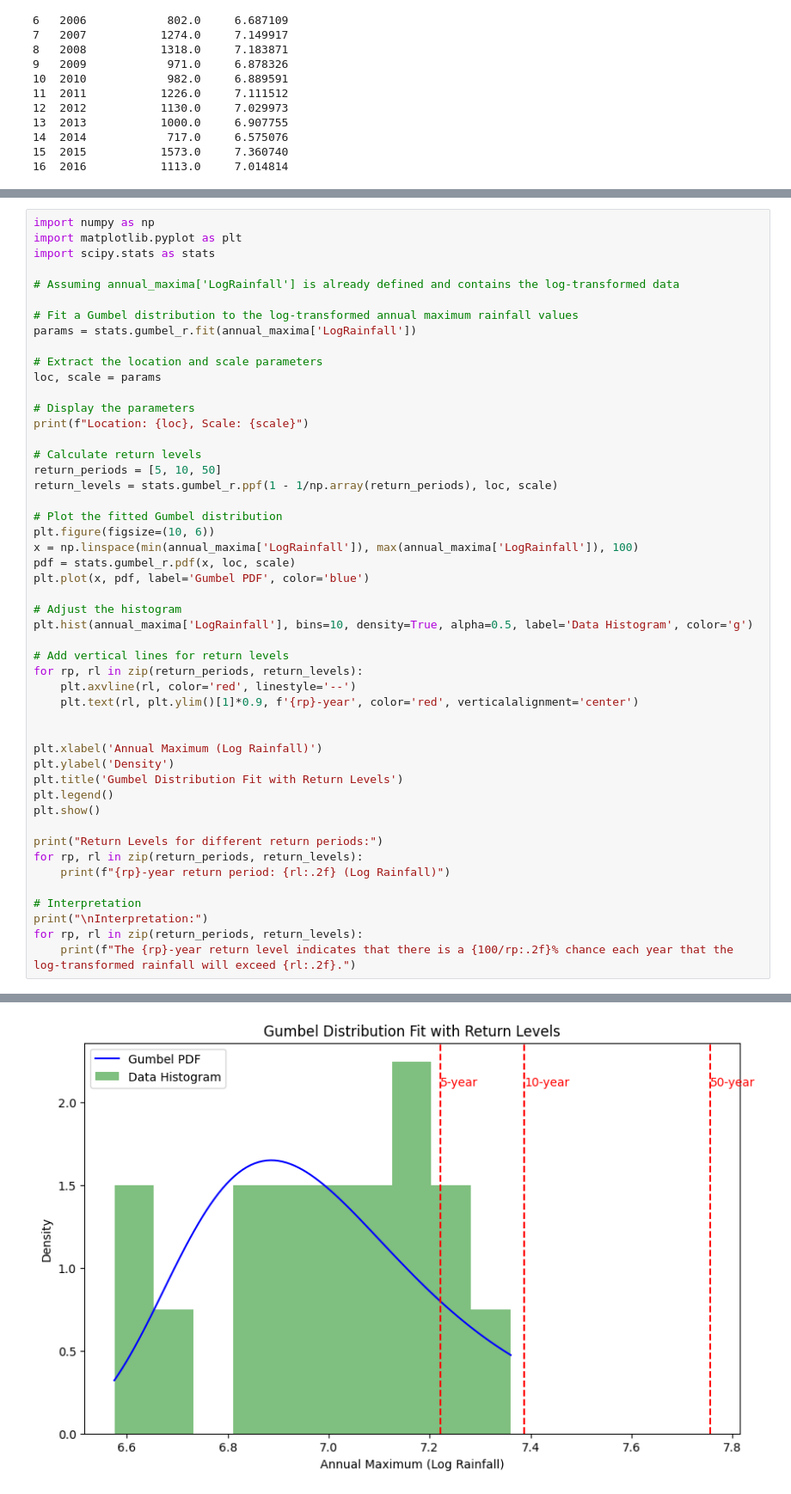
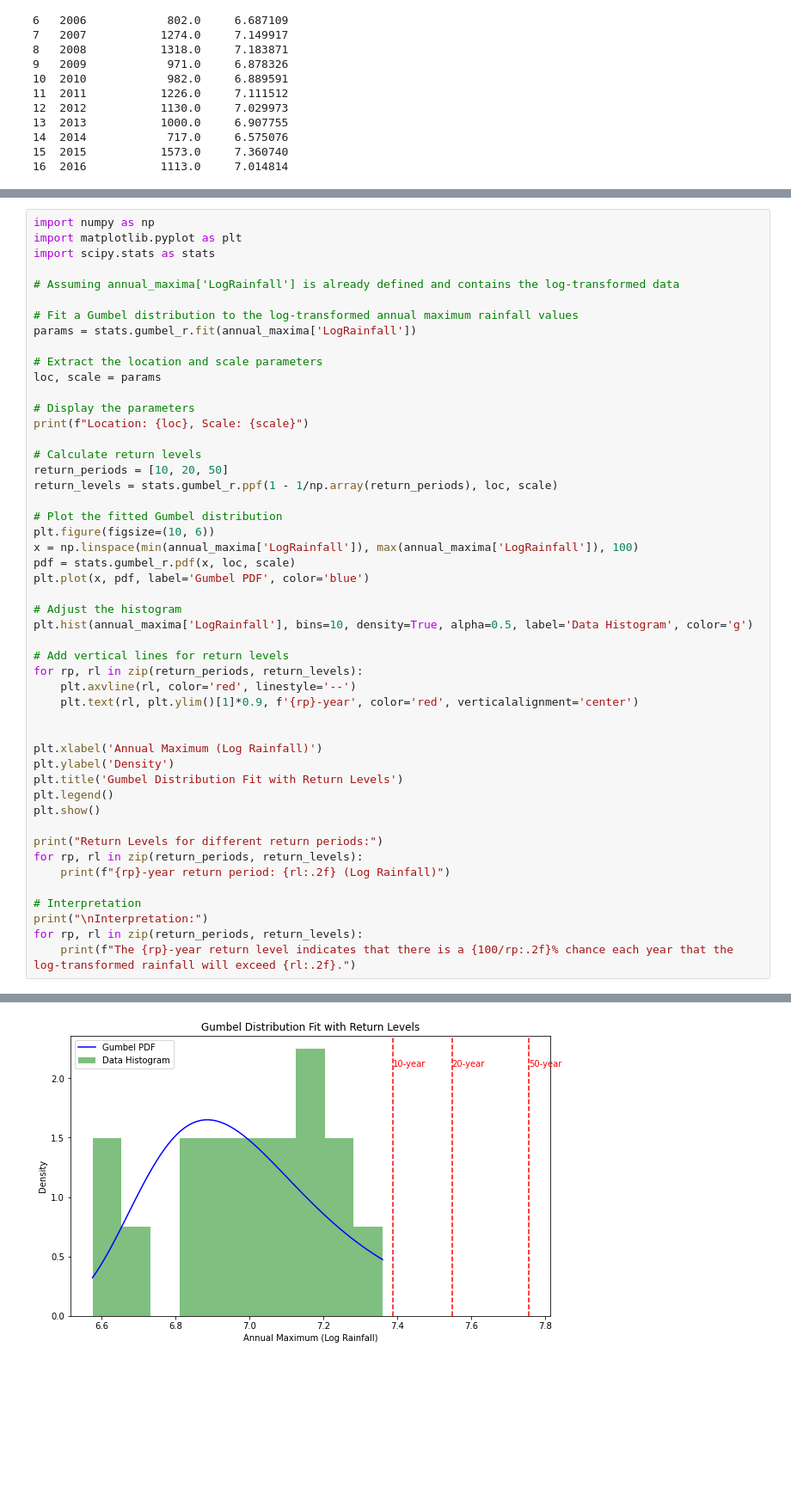
Before and after one commit to Jerric1801/cox-analysis, a Jupyter notebook: flood-analysis/analysis.ipynb, the cells around one changed output, grey strips where cells are left out. Shown at 86% size. Saved outputs shown, nothing was run; the diff lists cells and outputs as text; blank space fills up the shorter version.

```diff
--- a/flood-analysis/analysis.ipynb
+++ b/flood-analysis/analysis.ipynb
@@ -257,7 +256,7 @@ loc, scale = params
 print(f"Location: {loc}, Scale: {scale}")
 
 # Calculate return levels
-return_periods = [5, 10, 50]
+return_periods = [10, 20, 50]
 return_levels = stats.gumbel_r.ppf(1 - 1/np.array(return_periods), loc, scale)
 
 # Plot the fitted Gumbel distribution
@@ -294,2 +293,2 @@ Location: 6.885975117973895, Scale: 0.22300140152683368
-[figure, old version]
+[figure, new version]
 Return Levels for different return periods:
```
Also changed, not shown: parts of 5 cells of this notebook.
